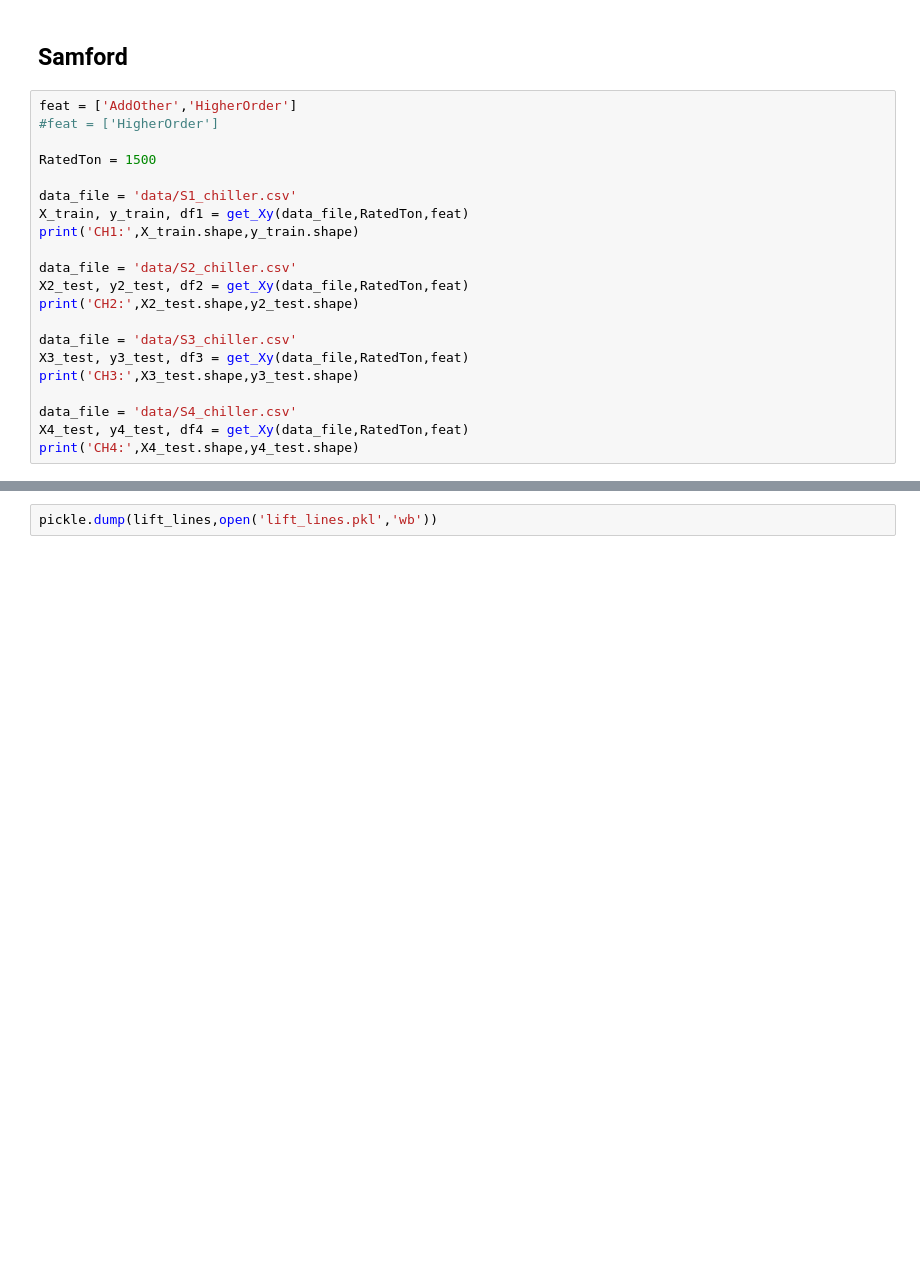
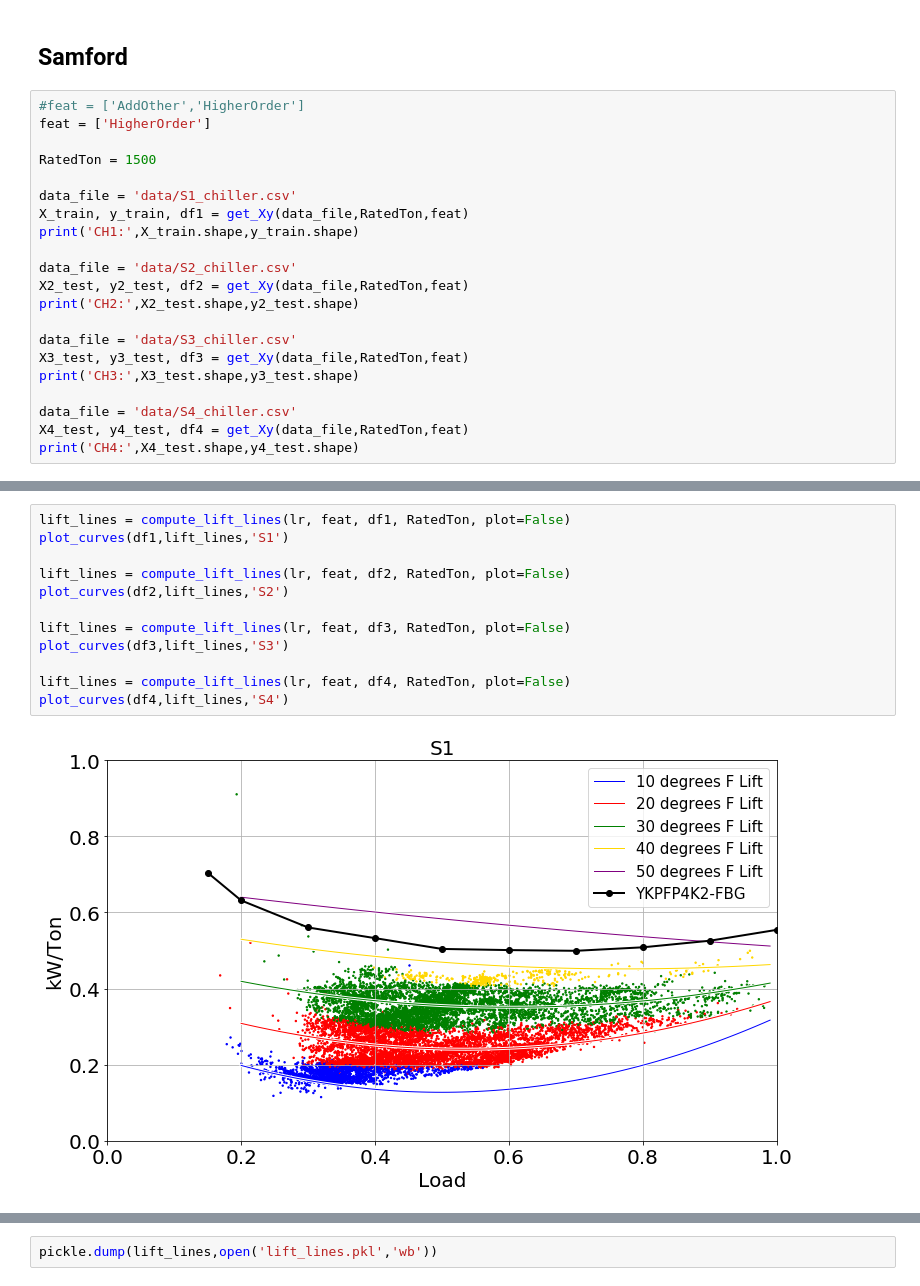
Before and after one commit to Stitchmaker/Metis_Bootcamp, a Jupyter notebook: Kojak_Project/Kojak_LinearRegression.ipynb, the cells around one changed output, grey strips where cells are left out. Cells and saved outputs as stored; diff of their text form; blank space fills up the shorter version.

```diff
--- a/Kojak_Project/Kojak_LinearRegression.ipynb
+++ b/Kojak_Project/Kojak_LinearRegression.ipynb
@@ -164,8 +164,8 @@ Index(['Load', 'DTLift', 'Load^2', 'Load*DTLift', 'Load^2*DTLift',
 # %% [markdown]
 ## Samford
 # %%
-feat = ['AddOther','HigherOrder']
-#feat = ['HigherOrder']
+#feat = ['AddOther','HigherOrder']
+feat = ['HigherOrder']
 
 RatedTon = 1500
 
@@ -252,0 +232,14 @@ test with S4:  0.9846449375011255
+# %%
+lift_lines = compute_lift_lines(lr, feat, df1, RatedTon, plot=False)
+plot_curves(df1,lift_lines,'S1')
+
+lift_lines = compute_lift_lines(lr, feat, df2, RatedTon, plot=False)
+plot_curves(df2,lift_lines,'S2')
+
+lift_lines = compute_lift_lines(lr, feat, df3, RatedTon, plot=False)
+plot_curves(df3,lift_lines,'S3')
+
+lift_lines = compute_lift_lines(lr, feat, df4, RatedTon, plot=False)
+plot_curves(df4,lift_lines,'S4')
+# %% [output]
+[figure, added]
```
Also changed, not shown: parts of 8 cells of this notebook, 3 other files.
